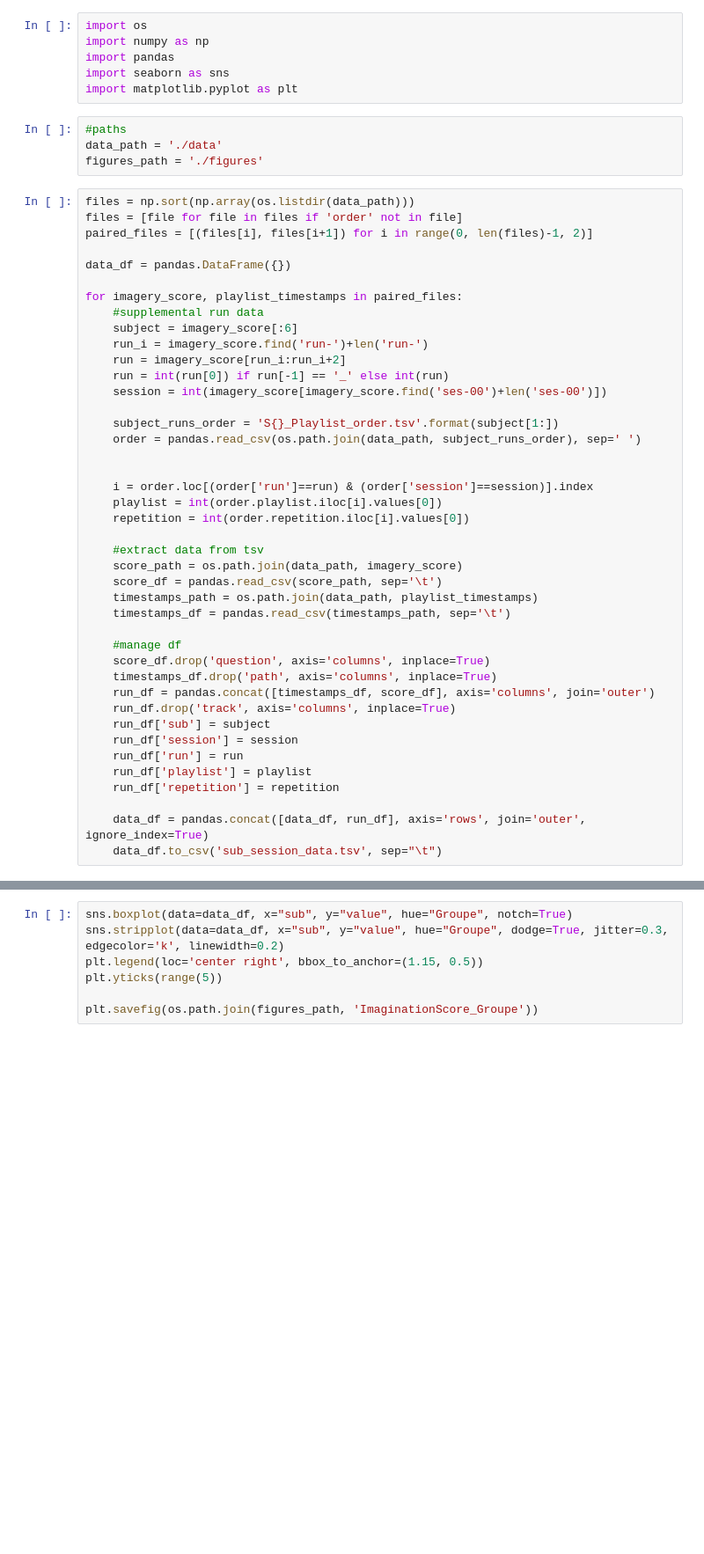
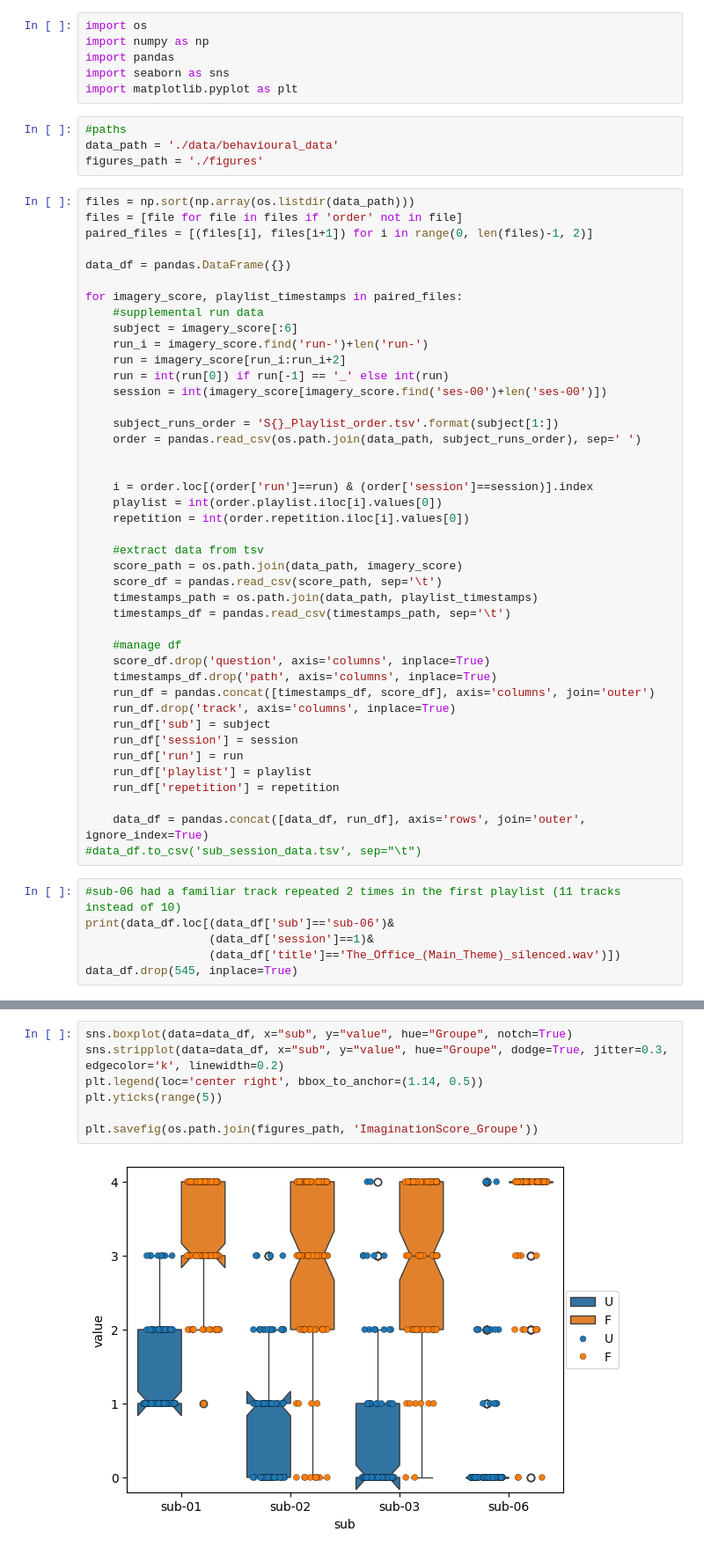
Before and after one commit to maelleF/MuteMusic_analysis, a Jupyter notebook: Behavioural_analysis.ipynb, the cells around one changed output, grey strips where cells are left out. Shown at 88% size. Saved outputs shown, nothing was run; the diff lists cells and outputs as text; blank space fills up the shorter version.

```diff
--- a/Behavioural_analysis.ipynb
+++ b/Behavioural_analysis.ipynb
@@ -6,7 +6,7 @@ import seaborn as sns
 import matplotlib.pyplot as plt
 # %%
 #paths
-data_path = './data'
+data_path = './data/behavioural_data'
 figures_path = './figures'
 # %%
 files = np.sort(np.array(os.listdir(data_path)))
@@ -49,4 +49,10 @@ for imagery_score, playlist_timestamps in paired_files:
     run_df['repetition'] = repetition
 
     data_df = pandas.concat([data_df, run_df], axis='rows', join='outer', ignore_index=True)
-    data_df.to_csv('sub_session_data.tsv', sep="\t")
+#data_df.to_csv('sub_session_data.tsv', sep="\t")
+# %%
+#sub-06 had a familiar track repeated 2 times in the first playlist (11 tracks instead of 10)
+print(data_df.loc[(data_df['sub']=='sub-06')&
+                  (data_df['session']==1)&
+                  (data_df['title']=='The_Office_(Main_Theme)_silenced.wav')])
+data_df.drop(545, inplace=True)
@@ -53,10 +133,12 @@ for imagery_score, playlist_timestamps in paired_files:
 # %%
 sns.boxplot(data=data_df, x="sub", y="value", hue="Groupe", notch=True)
 sns.stripplot(data=data_df, x="sub", y="value", hue="Groupe", dodge=True, jitter=0.3, edgecolor='k', linewidth=0.2)
-plt.legend(loc='center right', bbox_to_anchor=(1.15, 0.5))
+plt.legend(loc='center right', bbox_to_anchor=(1.14, 0.5))
 plt.yticks(range(5))
 
 plt.savefig(os.path.join(figures_path, 'ImaginationScore_Groupe'))
+# %% [output]
+[figure, added]
 # %%
 sns.catplot(data=data_df, x="sub", y="value", hue="repetition", col="Groupe", kind='box')
 plt.yticks(range(5))
```
Also changed, not shown: parts of 6 cells of this notebook, 5 other files.
